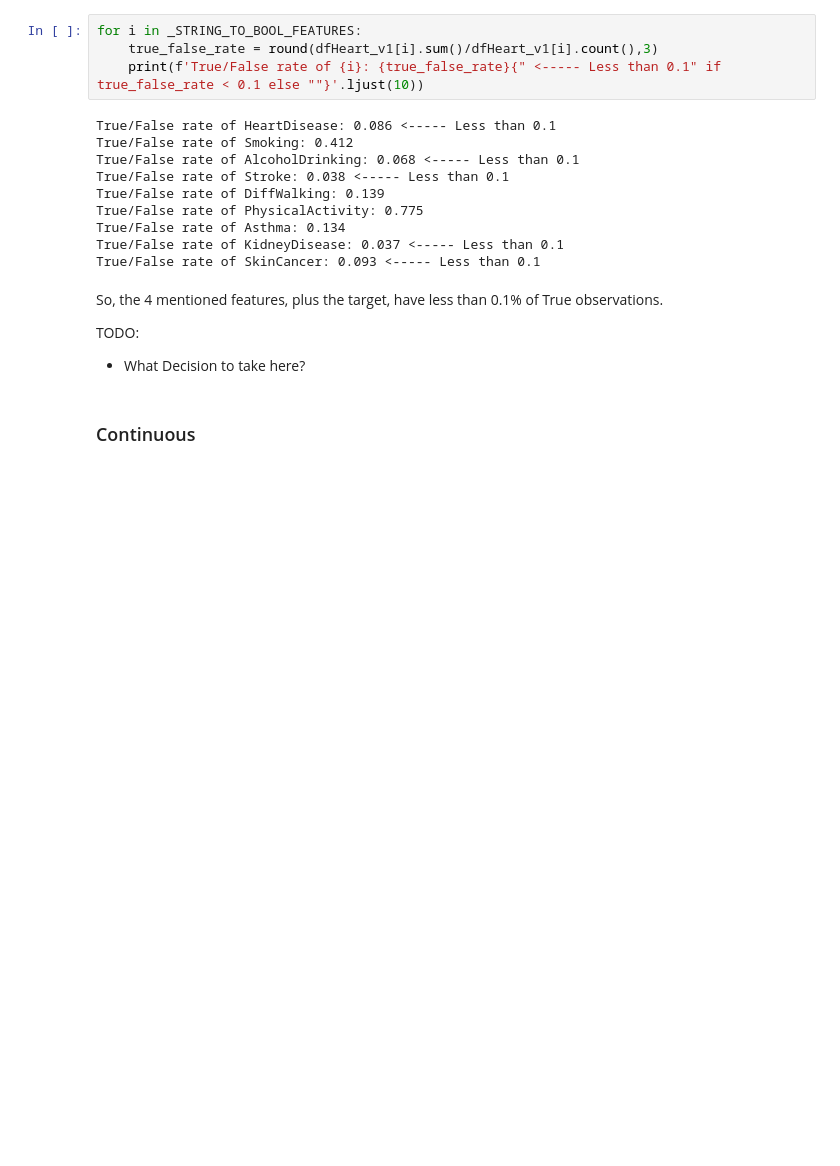
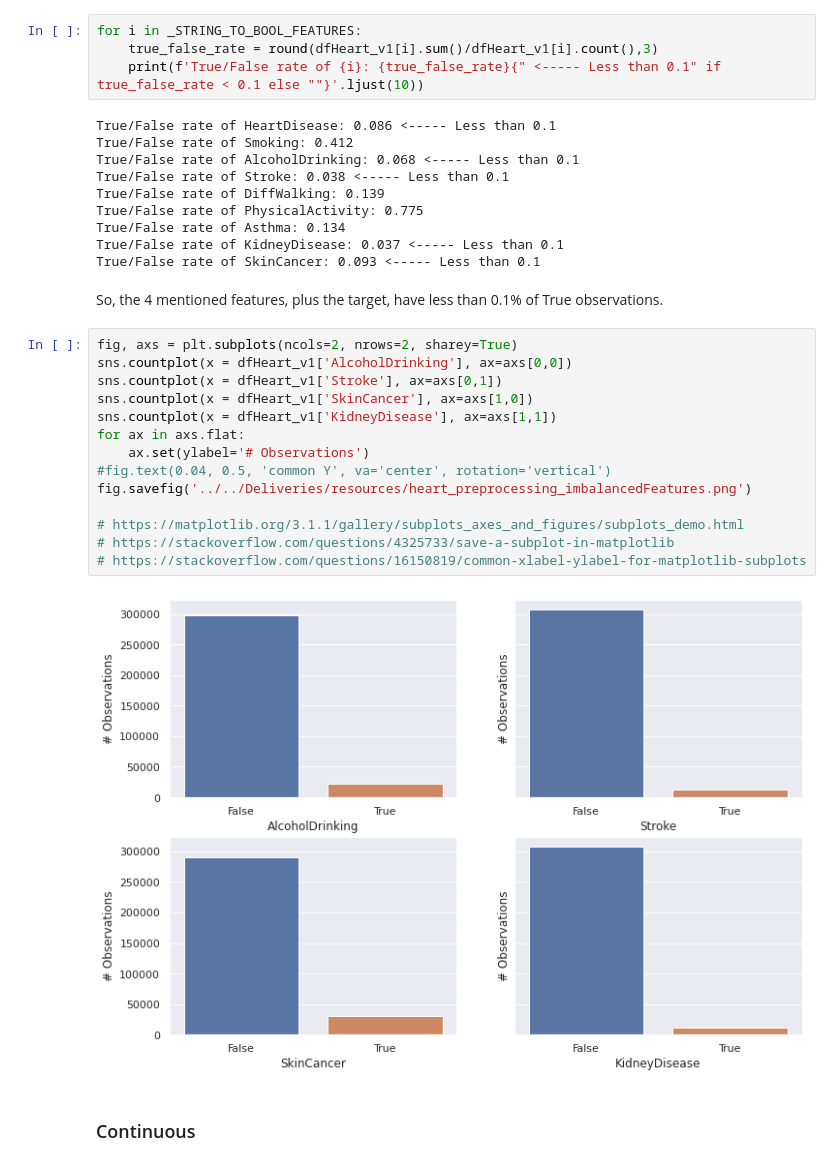
Before and after one commit to Portugapt/AAA-Explainability, a Jupyter notebook: source/1_preprocessing/1_heart-preprocess.ipynb, the cells around one changed output. Drawn from its saved outputs; the diff is of its cells as text; blank space fills up the shorter version.

```diff
--- a/source/1_preprocessing/1_heart-preprocess.ipynb
+++ b/source/1_preprocessing/1_heart-preprocess.ipynb
@@ -378,9 +388,22 @@ True/False rate of KidneyDisease: 0.037 <----- Less than 0.1
 True/False rate of SkinCancer: 0.093 <----- Less than 0.1
 # %% [markdown]
 So, the 4 mentioned features, plus the target, have less than 0.1% of True observations.
-
-TODO:
-* What Decision to take here?
+# %%
+fig, axs = plt.subplots(ncols=2, nrows=2, sharey=True)
+sns.countplot(x = dfHeart_v1['AlcoholDrinking'], ax=axs[0,0])
+sns.countplot(x = dfHeart_v1['Stroke'], ax=axs[0,1])
+sns.countplot(x = dfHeart_v1['SkinCancer'], ax=axs[1,0])
+sns.countplot(x = dfHeart_v1['KidneyDisease'], ax=axs[1,1])
+for ax in axs.flat:
+    ax.set(ylabel='# Observations')
+#fig.text(0.04, 0.5, 'common Y', va='center', rotation='vertical')
+fig.savefig('../../Deliveries/resources/heart_preprocessing_imbalancedFeatures.png')
+
+# https://matplotlib.org/3.1.1/gallery/subplots_axes_and_figures/subplots_demo.html
+# https://stackoverflow.com/questions/4325733/save-a-subplot-in-matplotlib
+# https://stackoverflow.com/questions/16150819/common-xlabel-ylabel-for-matplotlib-subplots
+# %% [output]
+[figure, added]
 # %% [markdown]
 ### Continuous
 # %%
```
Also changed, not shown: parts of 6 cells of this notebook, 5 other files.
